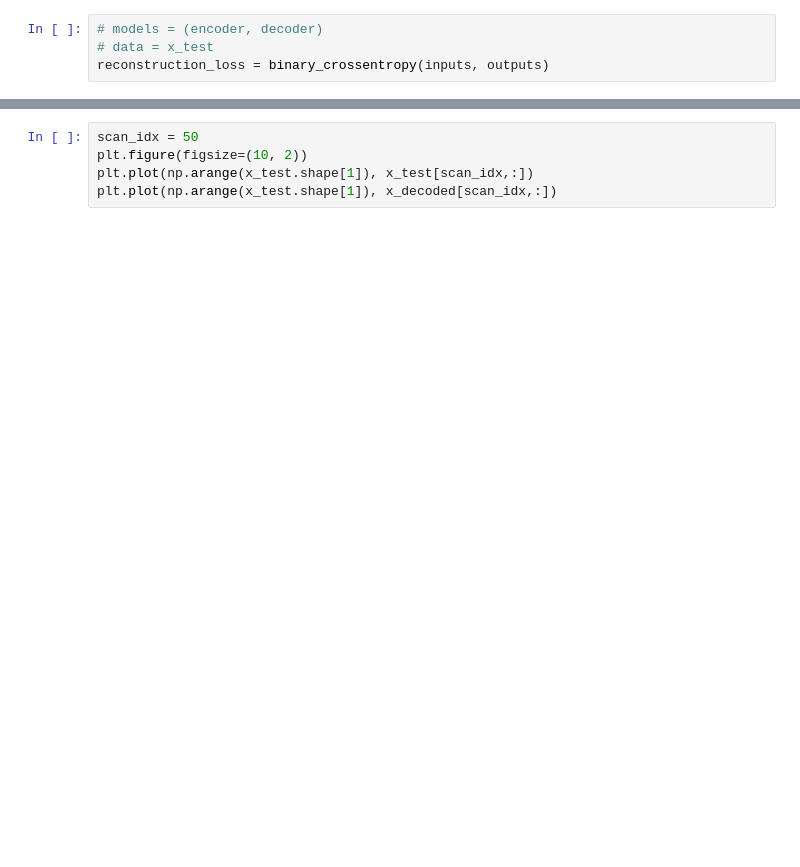
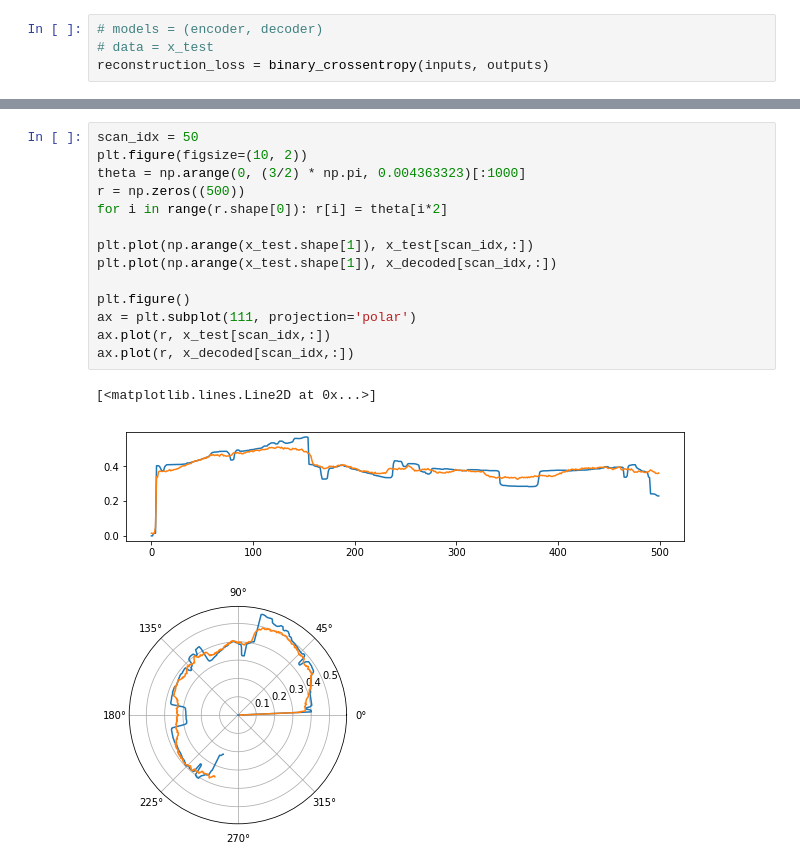
Before and after one commit to shrijitsingh99/guess, a Jupyter notebook: src/py/vae_guess.ipynb, the cells around one changed output, grey strips where cells are left out. Drawn from its saved outputs; the diff is of its cells as text; blank space fills up the shorter version.

```diff
--- a/src/py/vae_guess.ipynb
+++ b/src/py/vae_guess.ipynb
@@ -112,5 +172,18 @@ print(x_decoded.shape)
 # %%
 scan_idx = 50
 plt.figure(figsize=(10, 2))
+theta = np.arange(0, (3/2) * np.pi, 0.004363323)[:1000]
+r = np.zeros((500))
+for i in range(r.shape[0]): r[i] = theta[i*2]
+
 plt.plot(np.arange(x_test.shape[1]), x_test[scan_idx,:])
 plt.plot(np.arange(x_test.shape[1]), x_decoded[scan_idx,:])
+
+plt.figure()
+ax = plt.subplot(111, projection='polar')
+ax.plot(r, x_test[scan_idx,:])
+ax.plot(r, x_decoded[scan_idx,:])
+# %% [output]
+[<matplotlib.lines.Line2D at 0x...>]
+[figure, added]
+[figure, added]
```
Also changed, not shown: parts of 8 cells of this notebook.
